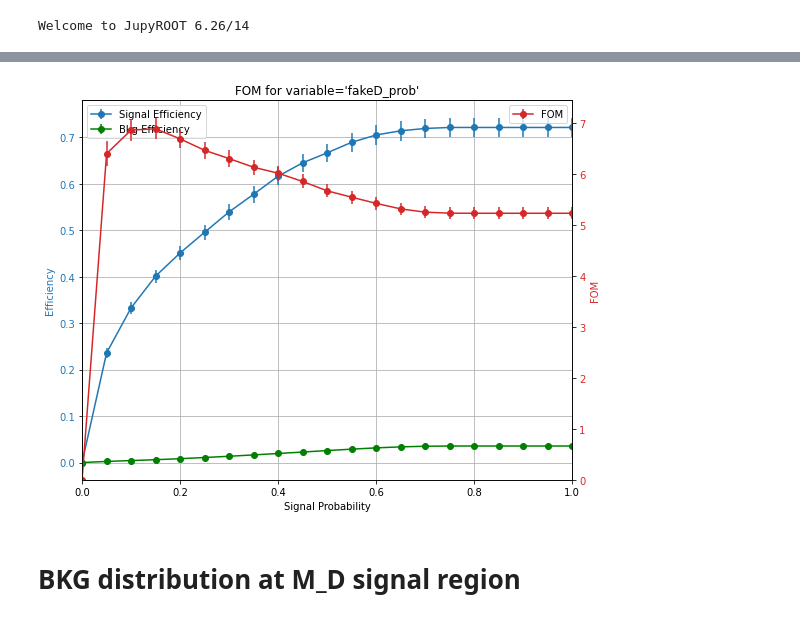
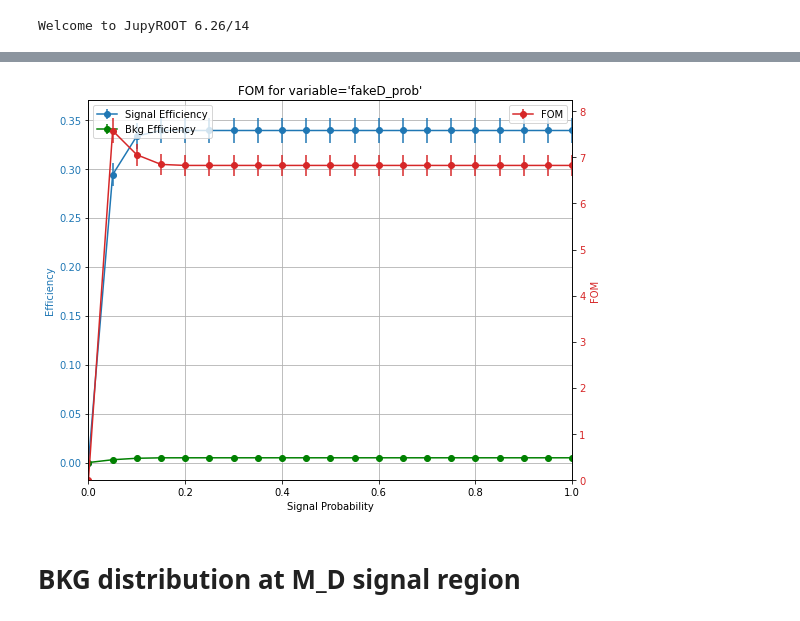
Before and after one commit to zjkjsd/inclusive_R_D, a Jupyter notebook: Notebooks/Plotting/2_PlotNtuple_control.ipynb, the cells around one changed output, grey strips where cells are left out. Drawn from its saved outputs; the diff is of its cells as text; code cells hidden in the pictures.

```diff
--- a/Notebooks/Plotting/2_PlotNtuple_control.ipynb
+++ b/Notebooks/Plotting/2_PlotNtuple_control.ipynb
@@ -144,8 +120,8 @@ mpl.plot_FOM(sigModes=[r'$D\tau\nu$'],bkgModes=['bkg_FakeD','bkg_TDFl','bkg_fake
 # %%
-# ag-20241122_055446
+# ag-20241203_064801
 tests = np.linspace(0,1,21)
 mpl.plot_FOM(sigModes=[r'$D\tau\nu$'],bkgModes=['bkg_FakeD','bkg_TDFl','bkg_fakeTracks',
                                                 'bkg_continuum','bkg_combinatorial','bkg_singleBbkg'],
-            variable='fakeD_prob', test_points=tests, cut='sig_prob>0.2',reverse=True)
+            variable='fakeD_prob', test_points=tests, cut='sig_prob>0.8',reverse=True)
 # %% [output]
-[figure, old version]
+[figure, new version]
```
Also changed, not shown: parts of 24 cells of this notebook, 14 other files.
